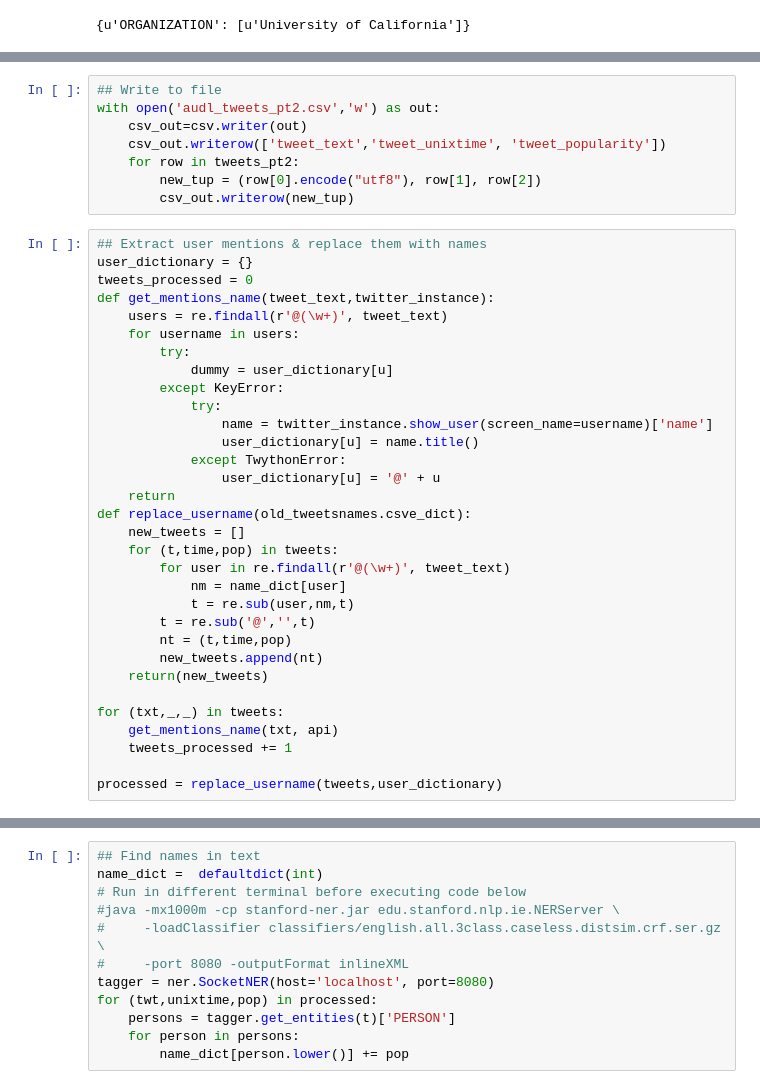
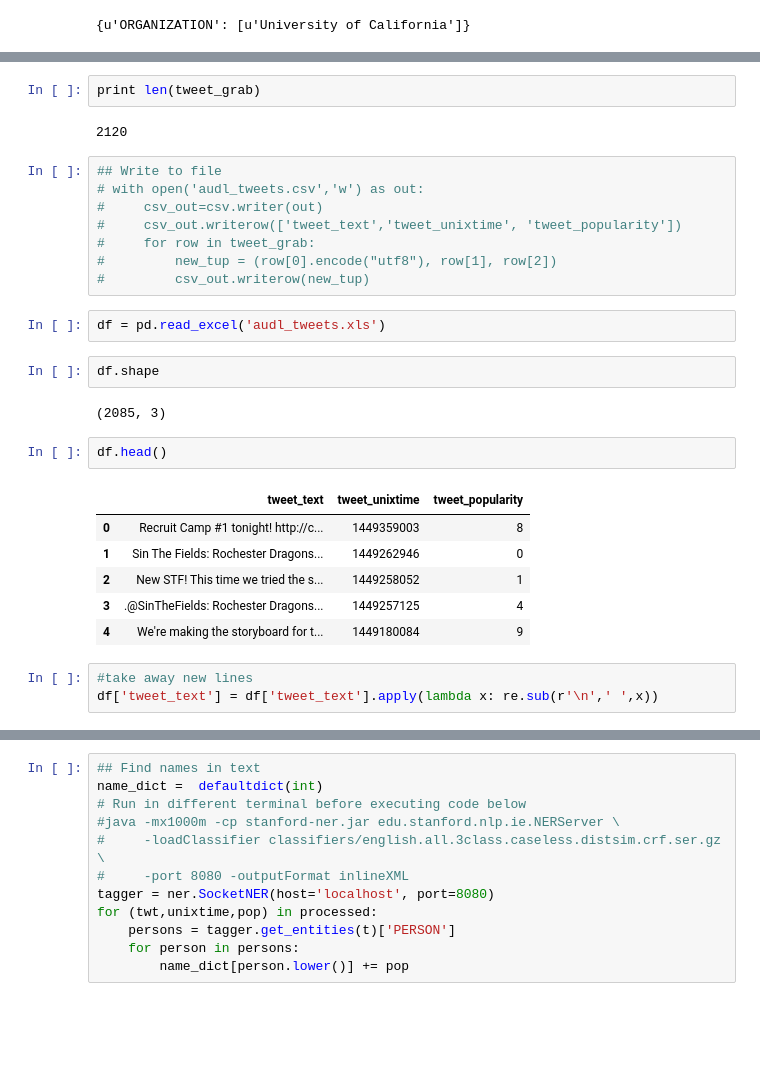
Before and after one commit to karinehsu/cs109-final-project, a Jupyter notebook: twitter_scrape.ipynb, the cells around one changed output, grey strips where cells are left out. Drawn from its saved outputs; the diff is of its cells as text; blank space fills up the shorter version.

Commit message:
df created for player popularity analysis

```diff
--- a/twitter_scrape.ipynb
+++ b/twitter_scrape.ipynb
@@ -246,40 +124,30 @@ Wall time: 2min 13s
+# %%
+print len(tweet_grab)
+# %% [output]
+2120
 # %%
 ## Write to file
-with open('audl_tweets_pt2.csv','w') as out:
-    csv_out=csv.writer(out)
-    csv_out.writerow(['tweet_text','tweet_unixtime', 'tweet_popularity'])
-    for row in tweets_pt2:
-        new_tup = (row[0].encode("utf8"), row[1], row[2])
-        csv_out.writerow(new_tup)
+# with open('audl_tweets.csv','w') as out:
+#     csv_out=csv.writer(out)
+#     csv_out.writerow(['tweet_text','tweet_unixtime', 'tweet_popularity'])
+#     for row in tweet_grab:
+#         new_tup = (row[0].encode("utf8"), row[1], row[2])
+#         csv_out.writerow(new_tup)
-# %%
-## Extract user mentions & replace them with names
-user_dictionary = {}
-tweets_processed = 0
-def get_mentions_name(tweet_text,twitter_instance):
-    users = re.findall(r'@(\w+)', tweet_text)
-    for username in users:
-        try:
-            dummy = user_dictionary[u]
-        except KeyError:
-            try:
-                name = twitter_instance.show_user(screen_name=username)['name']
-                user_dictionary[u] = name.title()
-            except TwythonError:
-                user_dictionary[u] = '@' + u
-    return
-def replace_username(old_tweetsnames.csve_dict):
-    new_tweets = []
-    for (t,time,pop) in tweets:
-        for user in re.findall(r'@(\w+)', tweet_text)
-            nm = name_dict[user]
-            t = re.sub(user,nm,t)
-        t = re.sub('@','',t)
-        nt = (t,time,pop)
-        new_tweets.append(nt)
-    return(new_tweets)
-
-for (txt,_,_) in tweets:
-    get_mentions_name(txt, api)
-    tweets_processed += 1
-
-processed = replace_username(tweets,user_dictionary)
+# %%
+df = pd.read_excel('audl_tweets.xls')
+# %%
+df.shape
+# %% [output]
+(2085, 3)
+# %%
+df.head()
+# %% [output]
+|  | tweet_text | tweet_unixtime | tweet_popularity |
+| 0 | Recruit Camp #1 tonight! http://c... | 1449359003 | 8 |
+| 1 | Sin The Fields: Rochester Dragons... | 1449262946 | 0 |
+| 2 | New STF! This time we tried the s... | 1449258052 | 1 |
+| 3 | .@SinTheFields: Rochester Dragons... | 1449257125 | 4 |
+| 4 | We're making the storyboard for t... | 1449180084 | 9 |
+# %%
+#take away new lines
+df['tweet_text'] = df['tweet_text'].apply(lambda x: re.sub(r'\n',' ',x))
```
Also changed, not shown: parts of 21 cells of this notebook.
